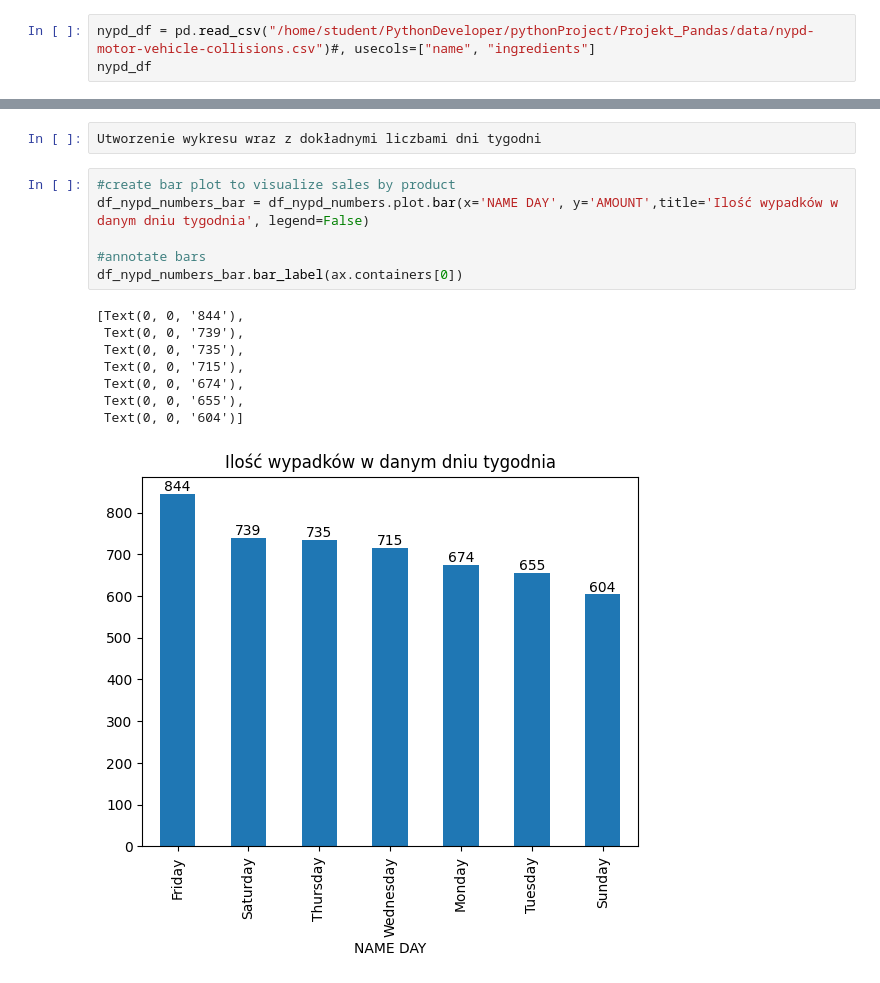
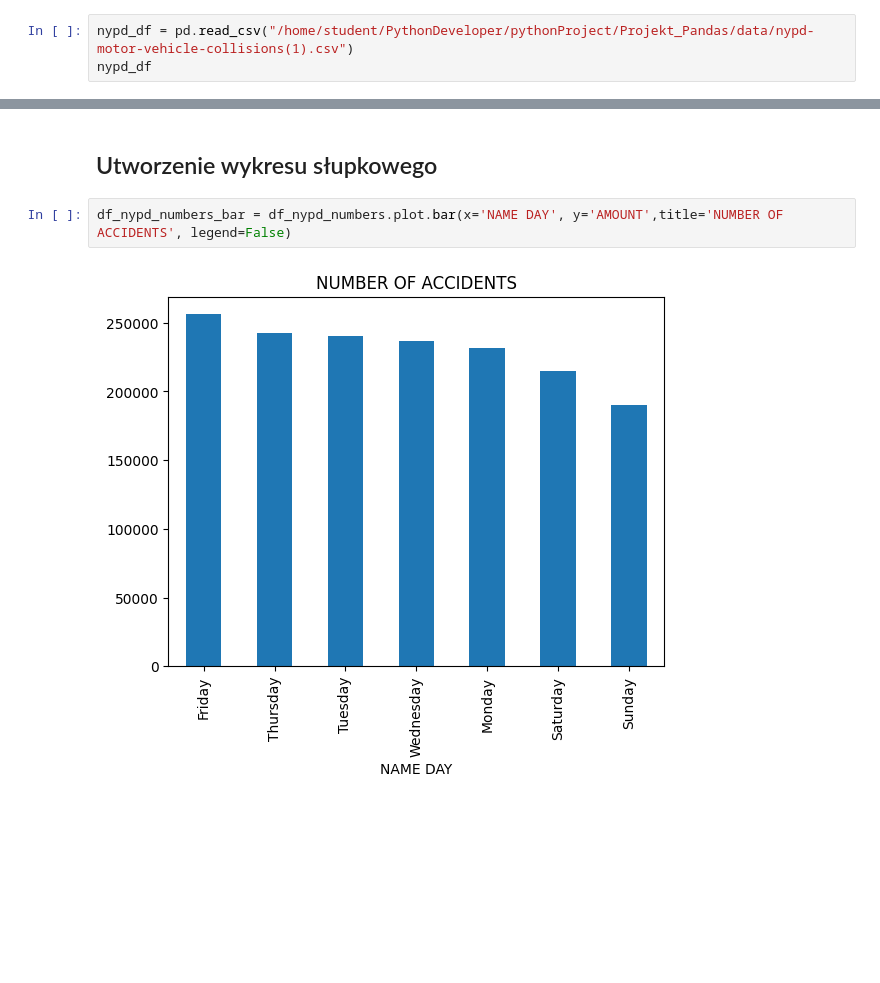
Before and after one commit to AlicjaB90/Projekt_Pandas, a Jupyter notebook: 4. Wizualizacja określająca ilość wypadków z podziałem na dni tygodnia.ipynb, the cells around one changed output, grey strips where cells are left out. Saved outputs shown, nothing was run; the diff lists cells and outputs as text; blank space fills up the shorter version.

```diff
--- a/4. Wizualizacja określająca ilość wypadków z podziałem na dni tygodnia.ipynb
+++ b/4. Wizualizacja określająca ilość wypadków z podziałem na dni tygodnia.ipynb
@@ -9,5 +12,5 @@ import requests
 # %%
-nypd_df = pd.read_csv("/home/student/PythonDeveloper/pythonProject/Projekt_Pandas/data/nypd-motor-vehicle-collisions.csv")#, usecols=["name", "ingredients"]
+nypd_df = pd.read_csv("/home/student/PythonDeveloper/pythonProject/Projekt_Pandas/data/nypd-motor-vehicle-collisions(1).csv")
 nypd_df
 # %% [output]
 |  | ACCIDENT DATE | ACCIDENT TIME | BOROUGH | ZIP CODE | LATITUDE | LONGITUDE | LOCATION | ON STREET NAME | ... |
@@ -107,17 +110,6 @@ df_nypd_numbers
-# %%
-Utworzenie wykresu wraz z dokładnymi liczbami dni tygodni
+# %% [markdown]
+## Utworzenie wykresu słupkowego
 # %%
-#create bar plot to visualize sales by product
-df_nypd_numbers_bar = df_nypd_numbers.plot.bar(x='NAME DAY', y='AMOUNT',title='Ilość wypadków w danym dniu tygodnia', legend=False)
-
-#annotate bars
-df_nypd_numbers_bar.bar_label(ax.containers[0])
+df_nypd_numbers_bar = df_nypd_numbers.plot.bar(x='NAME DAY', y='AMOUNT',title='NUMBER OF ACCIDENTS', legend=False)
 # %% [output]
-[Text(0, 0, '844'),
- Text(0, 0, '739'),
- Text(0, 0, '735'),
- Text(0, 0, '715'),
- Text(0, 0, '674'),
- Text(0, 0, '655'),
- Text(0, 0, '604')]
-[figure, old version]
+[figure, new version]
```
Also changed, not shown: parts of 19 cells of this notebook, 3 other files.
